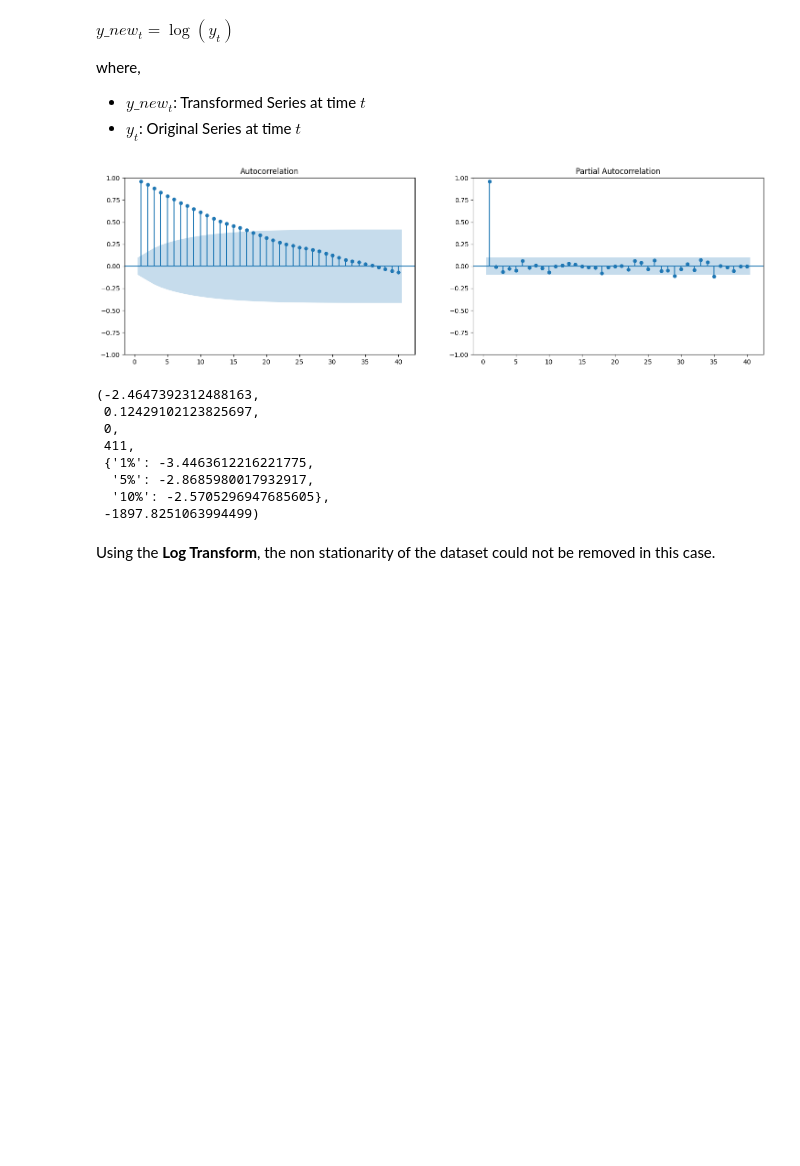
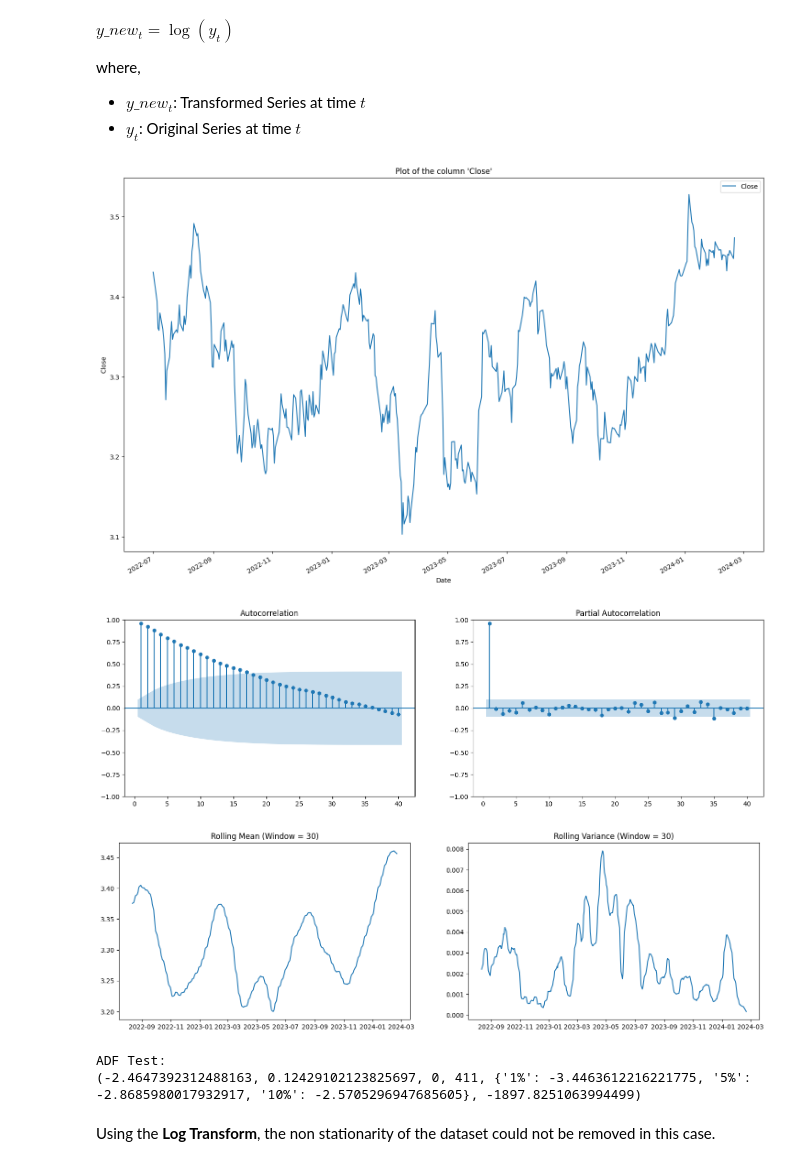
Before and after one commit to maestria-ds-eafit/estadistica-avanzada, a Jupyter notebook: prediccion-activo-financiero/ARMA Model for NVDA Price.ipynb, the cells around one changed output. Cells and saved outputs as stored; diff of their text form; code cells hidden in the pictures; blank space fills up the shorter version.

```diff
--- a/prediccion-activo-financiero/ARMA Model for NVDA Price.ipynb
+++ b/prediccion-activo-financiero/ARMA Model for NVDA Price.ipynb
@@ -166,19 +177,16 @@ where,
 
 - $y\_new_t$: Transformed Series at time $t$
 - $y_t$: Original Series at time $t$
-# %%
-plot_acf_pacf(np.log(train_df["Close"].values))
-adfuller(np.log(train_df["Close"].values))
-# %% [output]
-[figure, removed]
-(-2.4647392312488163,
- 0.12429102123825697,
- 0,
- 411,
- {'1%': -3.4463612216221775,
-  '5%': -2.8685980017932917,
-  '10%': -2.5705296947685605},
- -1897.8251063994499)
+# %%
+train_df_log_transformation = train_df.copy()
+train_df_log_transformation["Close"] = np.log(train_df["Close"])
+plot_rolling_mean_and_rolling_var(train_df_log_transformation, window_size)
+# %% [output]
+[figure, added]
+[figure, added]
+[figure, added]
+ADF Test:
+(-2.4647392312488163, 0.12429102123825697, 0, 411, {'1%': -3.4463612216221775, '5%': -2.8685980017932917, '10%': -2.5705296947685605}, -1897.8251063994499)
 # %% [markdown]
 Using the **Log Transform**, the non stationarity of the dataset could not be removed in this case.
 # %% [markdown]
```
Also changed, not shown: parts of 40 cells of this notebook.
